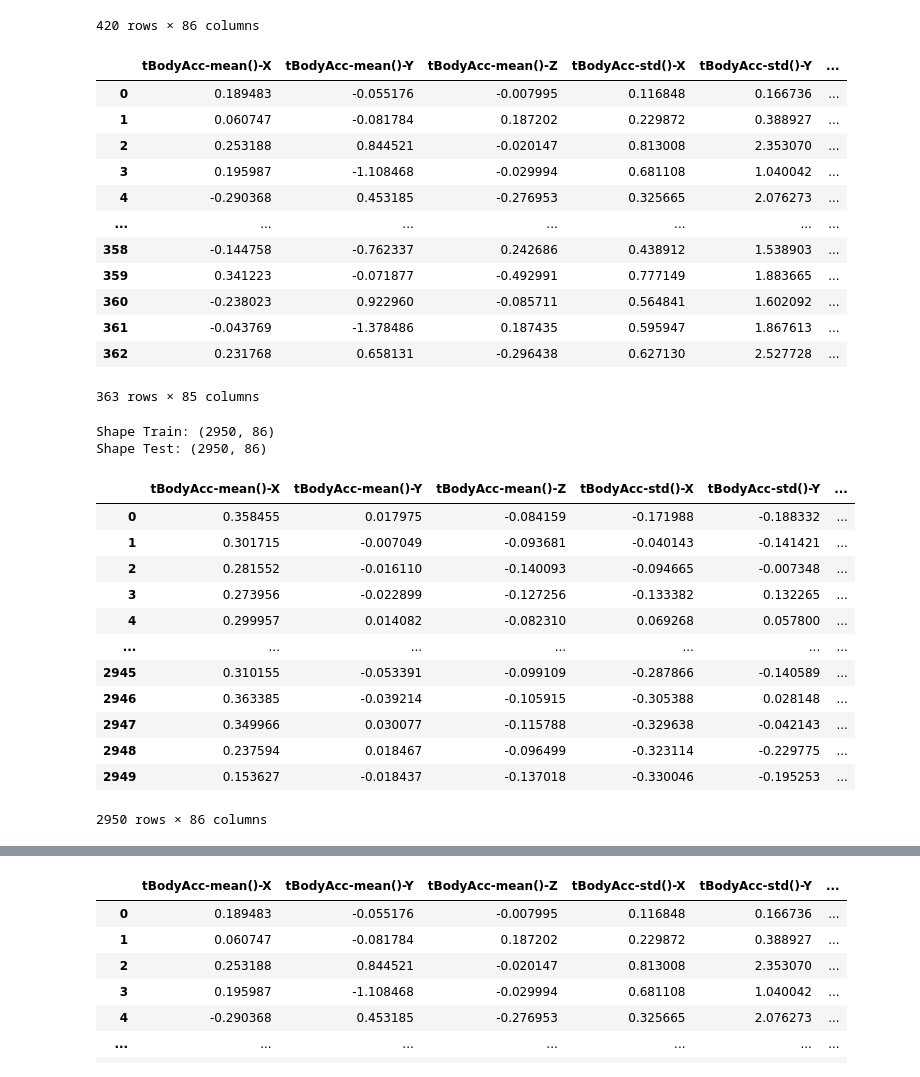
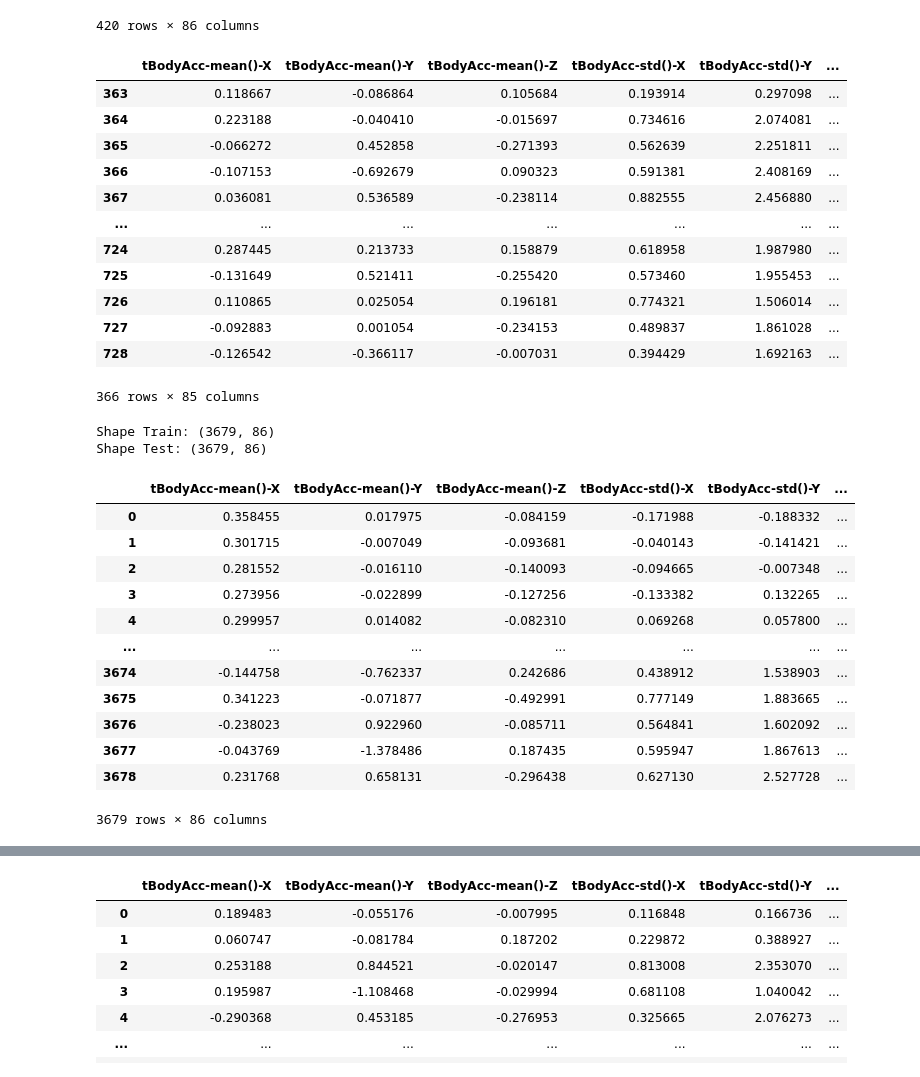
Before and after one commit to AnnBlack/motion-analysis, a Jupyter notebook: test_model_on_our_own_new_recorded_data_combined.ipynb, the cells around one changed output, grey strips where cells are left out. Saved outputs shown, nothing was run; the diff lists cells and outputs as text; code cells hidden in the pictures.

```diff
--- a/test_model_on_our_own_new_recorded_data_combined.ipynb
+++ b/test_model_on_our_own_new_recorded_data_combined.ipynb
@@ -316,28 +316,28 @@ test_data_DOWN
 # %%
 prepared_table_is_UP =  prepared_table['Activity']=='WALKING_UPSTAIRS'
 prepared_table_is_DOWN =  prepared_table['Activity']=='WALKING_DOWNSTAIRS'
 prepared_table_UP = prepared_table[prepared_table_is_UP]
 prepared_table_DOWN = prepared_table[prepared_table_is_DOWN]
 
-prepared_table_UP
+prepared_table_DOWN
 # %% [output]
 |  | tBodyAcc-mean()-X | tBodyAcc-mean()-Y | tBodyAcc-mean()-Z | tBodyAcc-std()-X | tBodyAcc-std()-Y | ... |
-| 0 | 0.189483 | -0.055176 | -0.007995 | 0.116848 | 0.166736 | ... |
-| 1 | 0.060747 | -0.081784 | 0.187202 | 0.229872 | 0.388927 | ... |
-| 2 | 0.253188 | 0.844521 | -0.020147 | 0.813008 | 2.353070 | ... |
-| 3 | 0.195987 | -1.108468 | -0.029994 | 0.681108 | 1.040042 | ... |
-| 4 | -0.290368 | 0.453185 | -0.276953 | 0.325665 | 2.076273 | ... |
+| 363 | 0.118667 | -0.086864 | 0.105684 | 0.193914 | 0.297098 | ... |
+| 364 | 0.223188 | -0.040410 | -0.015697 | 0.734616 | 2.074081 | ... |
+| 365 | -0.066272 | 0.452858 | -0.271393 | 0.562639 | 2.251811 | ... |
+| 366 | -0.107153 | -0.692679 | 0.090323 | 0.591381 | 2.408169 | ... |
+| 367 | 0.036081 | 0.536589 | -0.238114 | 0.882555 | 2.456880 | ... |
 | ... | ... | ... | ... | ... | ... | ... |
-| 358 | -0.144758 | -0.762337 | 0.242686 | 0.438912 | 1.538903 | ... |
-| 359 | 0.341223 | -0.071877 | -0.492991 | 0.777149 | 1.883665 | ... |
-| 360 | -0.238023 | 0.922960 | -0.085711 | 0.564841 | 1.602092 | ... |
-| 361 | -0.043769 | -1.378486 | 0.187435 | 0.595947 | 1.867613 | ... |
-| 362 | 0.231768 | 0.658131 | -0.296438 | 0.627130 | 2.527728 | ... |
+| 724 | 0.287445 | 0.213733 | 0.158879 | 0.618958 | 1.987980 | ... |
+| 725 | -0.131649 | 0.521411 | -0.255420 | 0.573460 | 1.955453 | ... |
+| 726 | 0.110865 | 0.025054 | 0.196181 | 0.774321 | 1.506014 | ... |
+| 727 | -0.092883 | 0.001054 | -0.234153 | 0.489837 | 1.861028 | ... |
+| 728 | -0.126542 | -0.366117 | -0.007031 | 0.394429 | 1.692163 | ... |
-363 rows × 85 columns
+366 rows × 85 columns
 # %%
 # combine both test and train data
-full_data_DOWN = pd.concat([train_data_DOWN, test_data_DOWN], axis=0).reset_index(drop=True)
-full_data_UP = pd.concat([train_data_UP, test_data_UP], axis=0).reset_index(drop=True)
+full_data_DOWN = pd.concat([train_data_DOWN, test_data_DOWN, prepared_table_DOWN], axis=0).reset_index(drop=True)
+full_data_UP = pd.concat([train_data_UP, test_data_UP, prepared_table_UP], axis=0).reset_index(drop=True)
 #full_data_WALKING = pd.concat([train_data_WALKING, test_data_WALKING], axis=0).reset_index(drop=True)
 full_data = pd.concat([full_data_DOWN, full_data_UP], axis = 0).reset_index(drop=True)
 # Look at the shape of dataframes
@@ -345,8 +345,8 @@ print('Shape Train: {}'.format(full_data.shape))
 print('Shape Test: {}\n'.format(full_data.shape))
 full_data
 # %% [output]
-Shape Train: (2950, 86)
-Shape Test: (2950, 86)
+Shape Train: (3679, 86)
+Shape Test: (3679, 86)
 |  | tBodyAcc-mean()-X | tBodyAcc-mean()-Y | tBodyAcc-mean()-Z | tBodyAcc-std()-X | tBodyAcc-std()-Y | ... |
 | 0 | 0.358455 | 0.017975 | -0.084159 | -0.171988 | -0.188332 | ... |
 | 1 | 0.301715 | -0.007049 | -0.093681 | -0.040143 | -0.141421 | ... |
@@ -354,12 +354,12 @@ Shape Test: (2950, 86)
 | 3 | 0.273956 | -0.022899 | -0.127256 | -0.133382 | 0.132265 | ... |
 | 4 | 0.299957 | 0.014082 | -0.082310 | 0.069268 | 0.057800 | ... |
 | ... | ... | ... | ... | ... | ... | ... |
-| 2945 | 0.310155 | -0.053391 | -0.099109 | -0.287866 | -0.140589 | ... |
-| 2946 | 0.363385 | -0.039214 | -0.105915 | -0.305388 | 0.028148 | ... |
-| 2947 | 0.349966 | 0.030077 | -0.115788 | -0.329638 | -0.042143 | ... |
-| 2948 | 0.237594 | 0.018467 | -0.096499 | -0.323114 | -0.229775 | ... |
-| 2949 | 0.153627 | -0.018437 | -0.137018 | -0.330046 | -0.195253 | ... |
+| 3674 | -0.144758 | -0.762337 | 0.242686 | 0.438912 | 1.538903 | ... |
+| 3675 | 0.341223 | -0.071877 | -0.492991 | 0.777149 | 1.883665 | ... |
+| 3676 | -0.238023 | 0.922960 | -0.085711 | 0.564841 | 1.602092 | ... |
+| 3677 | -0.043769 | -1.378486 | 0.187435 | 0.595947 | 1.867613 | ... |
+| 3678 | 0.231768 | 0.658131 | -0.296438 | 0.627130 | 2.527728 | ... |
-2950 rows × 86 columns
+3679 rows × 86 columns
 # %%
 plt.figure(figsize=(20,8))
 sns.color_palette("tab10")
```
Also changed, not shown: parts of 5 cells of this notebook, 2 other files.
